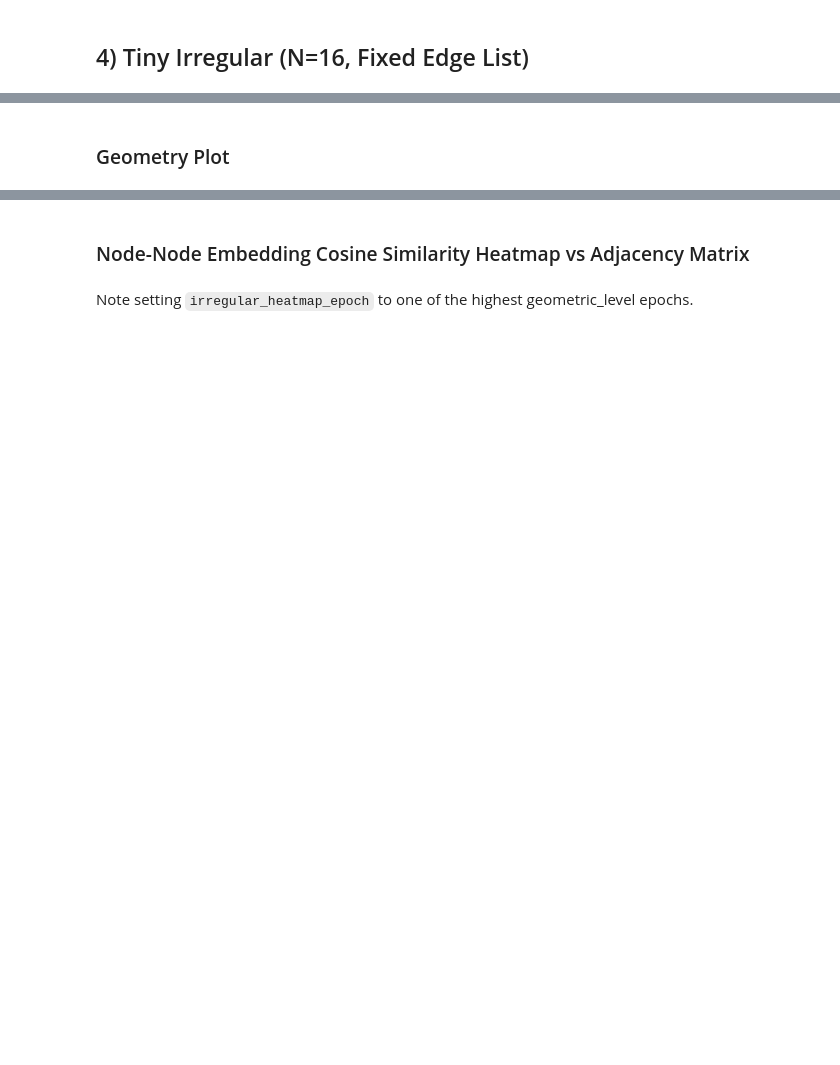
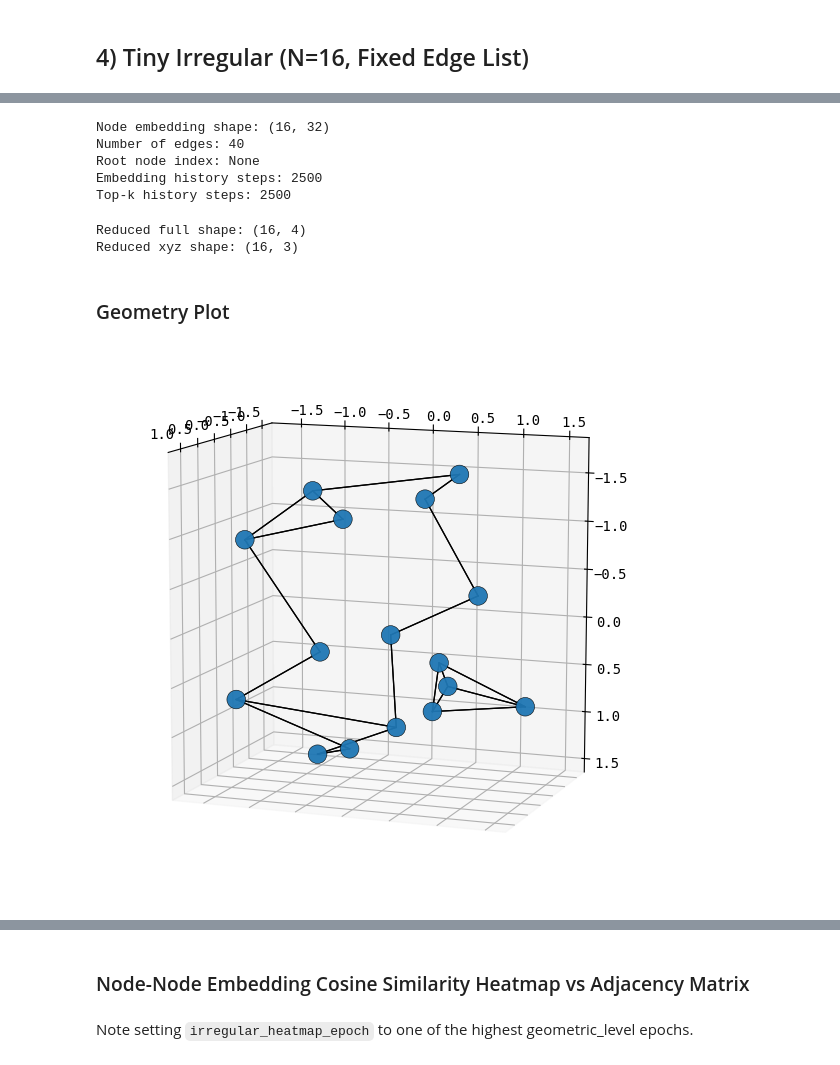
Before and after one commit to Shahriarnz14/Geometric_Memory, a Jupyter notebook: tiny_graphs_notebooks/experiment_notebooks/tiny_transformer.ipynb, the cells around one changed output, grey strips where cells are left out. Drawn from its saved outputs; the diff is of its cells as text; code cells hidden in the pictures; blank space fills up the shorter version.

Commit message:
transformer-decoder on tiny graphs

```diff
--- a/tiny_graphs_notebooks/experiment_notebooks/tiny_transformer.ipynb
+++ b/tiny_graphs_notebooks/experiment_notebooks/tiny_transformer.ipynb
@@ -1045,7 +1256,7 @@ irregular_cli_config = {
 
     "--edge_memorization_batch_size": 2048,
     "--edge_memorization_learning_rate": 0.01,
-    "--edge_memorization_epochs": 2000,
+    "--edge_memorization_epochs": 2500,
     "--edge_memorization_warmup_steps": 0,
 
     "--path_finetuning_batch_size": 2048,
@@ -1119,6 +1369,12 @@ print("Number of edges:", len(irregular_edge_list))
 print("Root node index:", irregular_root_node_index)
 print("Embedding history steps:", len(irregular_embedding_history))
 print("Top-k history steps:", len(irregular_topk_recovery_history))
+# %% [output]
+Node embedding shape: (16, 32)
+Number of edges: 40
+Root node index: None
+Embedding history steps: 2500
+Top-k history steps: 2500
 # %%
 # Reduction config for this block (kept local to reduction stage)
 irregular_use_umap = False
@@ -1139,6 +1395,9 @@ irregular_reduced_full, irregular_reduced_embeddings = reduce_embeddings_for_plo
 irregular_reduced_embeddings = irregular_reduced_full[:, :3]
 print("Reduced full shape:", irregular_reduced_full.shape)
 print("Reduced xyz shape:", irregular_reduced_embeddings.shape)
+# %% [output]
+Reduced full shape: (16, 4)
+Reduced xyz shape: (16, 3)
 # %% [markdown]
 ### Geometry Plot
 # %%
@@ -1146,37 +1405,39 @@ print("Reduced xyz shape:", irregular_reduced_embeddings.shape)
 # %matplotlib widget
 
 # Raw plotting constants for this block
-irregular_raw_elev = -6
-irregular_raw_azim = -135
-irregular_raw_roll = +180
+irregular_raw_elev = 67
+irregular_raw_azim = 118
+irregular_raw_roll = 116
 irregular_raw_axis_permutation = (0, 1, 2)
 
 fig = plt.figure(figsize=(10, 7))
 ax = fig.add_subplot(111, projection='3d')
 
 _xi, _yi, _zi = irregular_raw_axis_permutation
 ax.scatter(
     irregular_reduced_embeddings[:, _xi],
     irregular_reduced_embeddings[:, _yi],
     irregular_reduced_embeddings[:, _zi],
     s=180,
     alpha=0.95,
     edgecolor='black',
     linewidth=0.4,
 )
 
 for u, v in irregular_edge_list:
     ax.plot(
         [irregular_reduced_embeddings[u, _xi], irregular_reduced_embeddings[v, _xi]],
         [irregular_reduced_embeddings[u, _yi], irregular_reduced_embeddings[v, _yi]],
         [irregular_reduced_embeddings[u, _zi], irregular_reduced_embeddings[v, _zi]],
         color='k',
         linewidth=0.9,
     )
 
 ax.view_init(elev=float(irregular_raw_elev), azim=float(irregular_raw_azim), roll=float(irregular_raw_roll))
 plt.title("")
 plt.show()
+# %% [output]
+[figure, added]
 # %%
 # Styled plotting constants for this block
 irregular_styled_view = {"elev": irregular_raw_elev, "azim": irregular_raw_azim, "roll": irregular_raw_roll}
```
Also changed, not shown: parts of 37 cells of this notebook.
